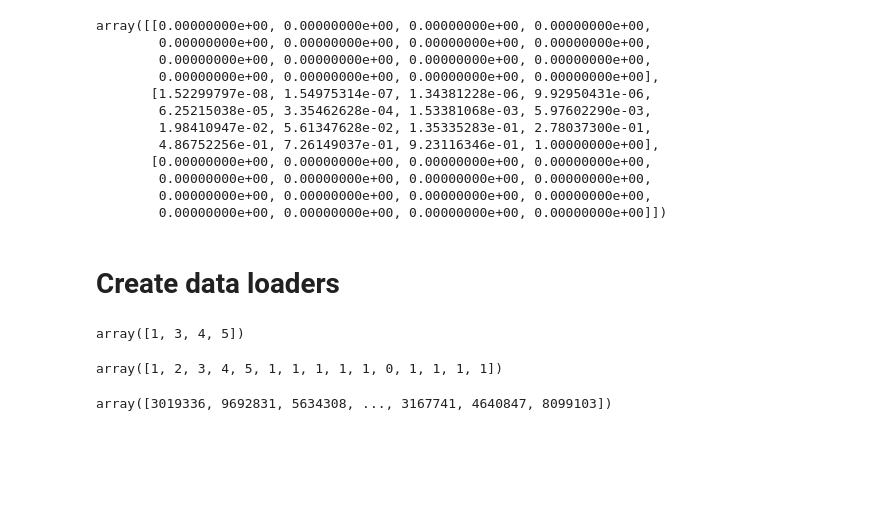
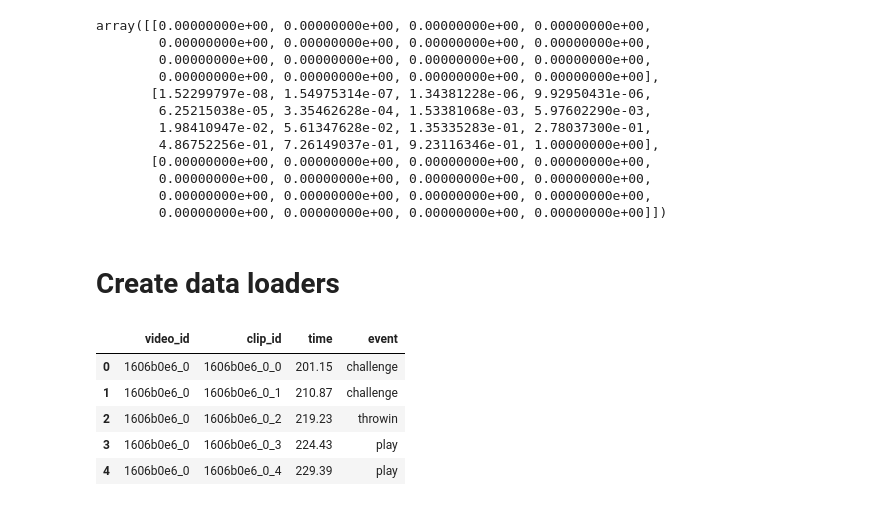
Before and after one commit to Mykelo/bundesliga-data-shootout, a Jupyter notebook: notebooks/exploration.ipynb, the cells around one changed output. Drawn from its saved outputs; the diff is of its cells as text; code cells hidden in the pictures; blank space fills up the shorter version.

```diff
--- a/notebooks/exploration.ipynb
+++ b/notebooks/exploration.ipynb
@@ -141,11 +130,0 @@ class DFLDataset(Dataset):
-# %%
-arr = np.array([1, 2, 3, 4, 5])
-arr[np.array([True, False, True, True, True])]
-# %% [output]
-array([1, 3, 4, 5])
-# %%
-b = np.array([True] * 10)
-b[5] = False
-np.concatenate([arr, b])
-# %% [output]
-array([1, 2, 3, 4, 5, 1, 1, 1, 1, 1, 0, 1, 1, 1, 1])
@@ -182,6 +131,14 @@ def sample_negative(
-# %%
-taken_frames = np.array([5, 15])
-
-sample_negative(4000, taken_frames, 6, 10000000)
-# %% [output]
-array([3019336, 9692831, 5634308, ..., 3167741, 4640847, 8099103])
+# %%
+import pandas as pd
+
+
+df = pd.read_csv(os.path.join("..", "data", "processed", "labels.csv"))
+# %%
+df.head()
+# %% [output]
+|  | video_id | clip_id | time | event |
+| 0 | 1606b0e6_0 | 1606b0e6_0_0 | 201.15 | challenge |
+| 1 | 1606b0e6_0 | 1606b0e6_0_1 | 210.87 | challenge |
+| 2 | 1606b0e6_0 | 1606b0e6_0_2 | 219.23 | throwin |
+| 3 | 1606b0e6_0 | 1606b0e6_0_3 | 224.43 | play |
+| 4 | 1606b0e6_0 | 1606b0e6_0_4 | 229.39 | play |
```
Also changed, not shown: parts of 6 cells of this notebook, 4 other files.
